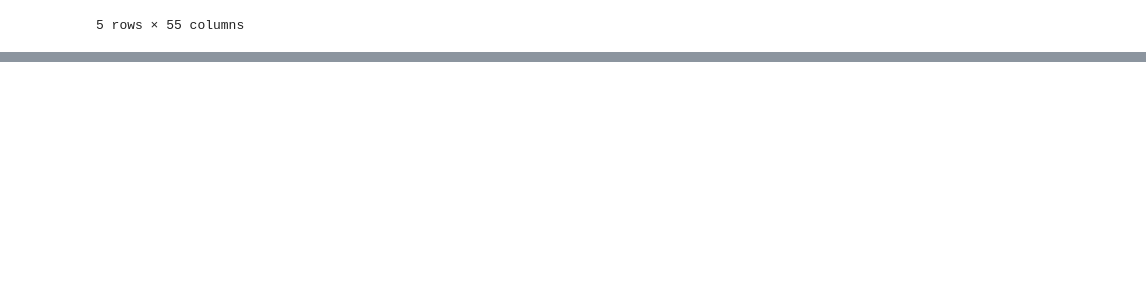
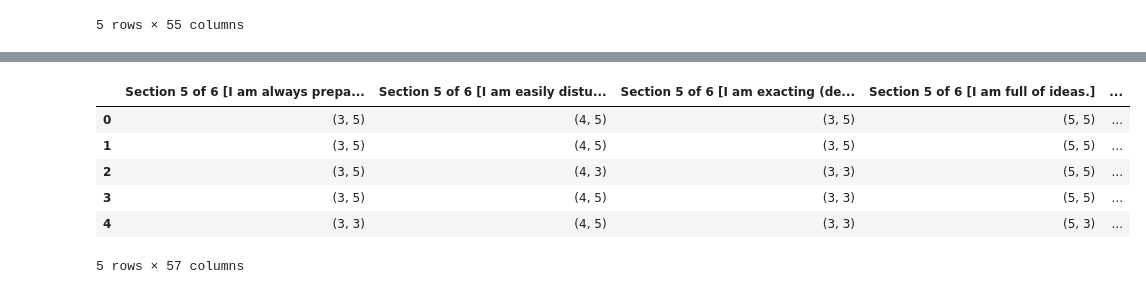
Before and after one commit to AllenMkandla/data_wrangling, a Jupyter notebook: Data Wrangling.ipynb, the cells around one changed output, grey strips where cells are left out. Cells and saved outputs as stored; diff of their text form; code cells hidden in the pictures; blank space fills up the shorter version.

```diff
--- a/Data Wrangling.ipynb
+++ b/Data Wrangling.ipynb
@@ -64,7 +101,6 @@ def total_score(score, subscale):
 # %%
-# Creating of new columns
 p_df['Extraversion'] = p_df.apply(lambda row: total_score(row, 1), axis=1)
 p_df['Agreeableness'] = p_df.apply(lambda row: total_score(row, 2), axis=1)
 p_df['Conscientiousness'] = p_df.apply(lambda row: total_score(row, 3), axis=1)
-p_df['Neuroticism'] = p_df.apply(lambda row: total_score(row, 4), axis=1)
-p_df['Intellect'] = p_df.apply(lambda row: total_score(row, 5), axis=1)
+p_df['Emotional Stability/Neuroticism'] = p_df.apply(lambda row: total_score(row, 4), axis=1)
+p_df['Intellect/Imagination'] = p_df.apply(lambda row: total_score(row, 5), axis=1)
@@ -193,0 +133,2 @@ TypeError: 'DataFrame' object is not callable
+# %%
+full_df = pd.concat([p_df, d_df], axis=1)
@@ -193,0 +145,10 @@ TypeError: 'DataFrame' object is not callable
+# %%
+full_df.head()
+# %% [output]
+|  | Section 5 of 6 [I am always prepa... | Section 5 of 6 [I am easily distu... | Section 5 of 6 [I am exacting (de... | Section 5 of 6 [I am full of ideas.] | ... |
+| 0 | (3, 5) | (4, 5) | (3, 5) | (5, 5) | ... |
+| 1 | (3, 5) | (4, 5) | (3, 5) | (5, 5) | ... |
+| 2 | (3, 5) | (4, 3) | (3, 3) | (5, 5) | ... |
+| 3 | (3, 5) | (4, 5) | (3, 3) | (5, 5) | ... |
+| 4 | (3, 3) | (4, 5) | (3, 3) | (5, 3) | ... |
+5 rows × 57 columns
```
Also changed, not shown: parts of 30 cells of this notebook, 5 other files.
